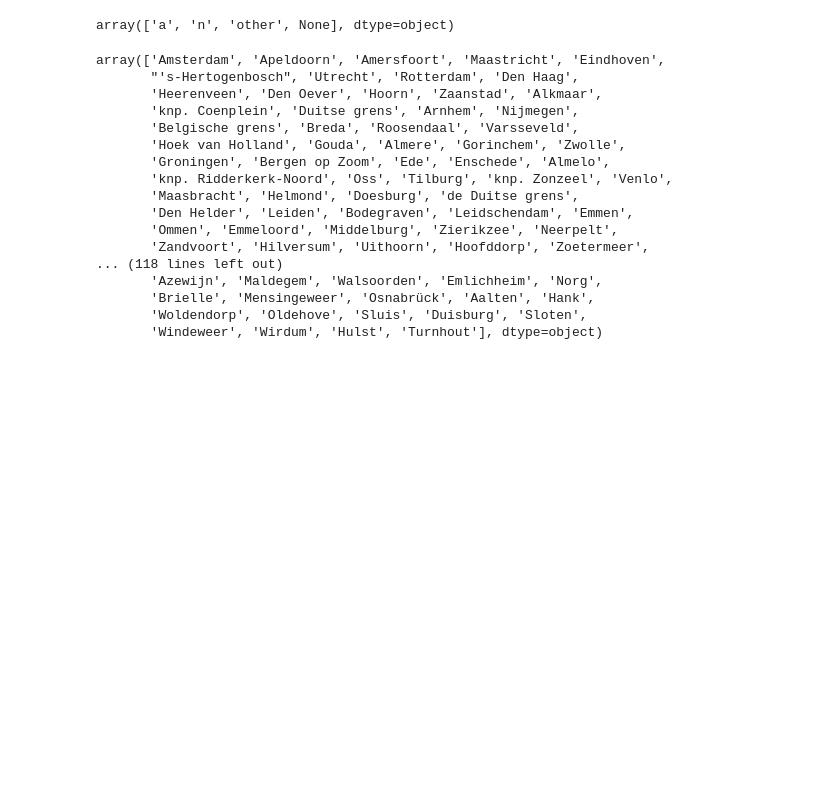
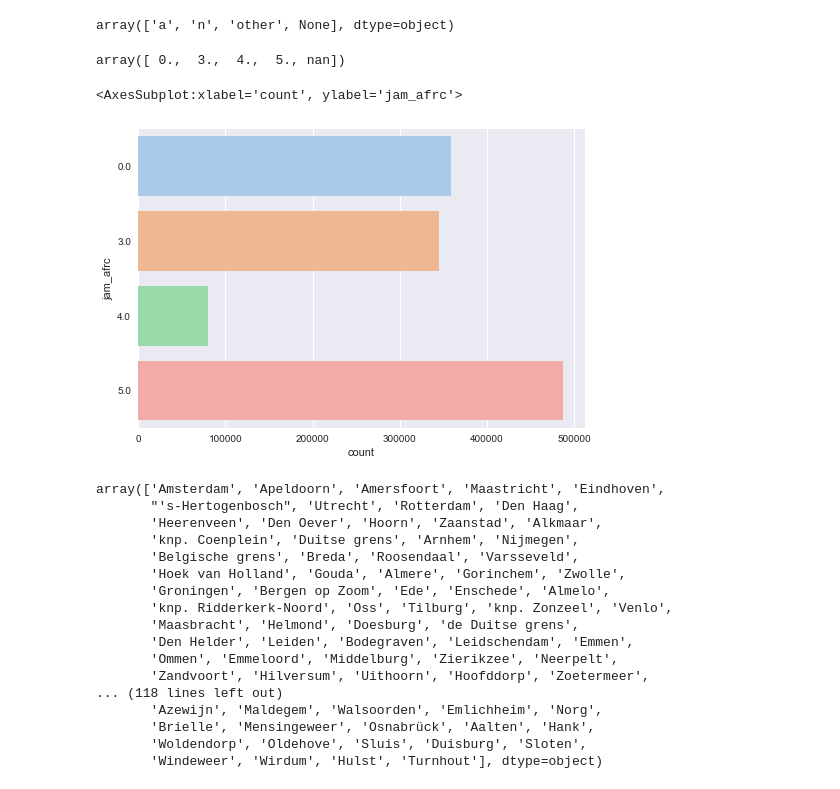
Before and after one commit to AviMegin/AI, a Jupyter notebook: Python/Parquet- project - explore trafficjams.ipynb, the cells around one changed output. Drawn from its saved outputs; the diff is of its cells as text; code cells hidden in the pictures; blank space fills up the shorter version.

```diff
--- a/Python/Parquet- project - explore trafficjams.ipynb
+++ b/Python/Parquet- project - explore trafficjams.ipynb
@@ -27,6 +37,16 @@ trafficjam
 trafficjam['type'].unique()
 # %% [output]
 array(['a', 'n', 'other', None], dtype=object)
+# %%
+trafficjam['jam_afrc'].unique()
+# %% [output]
+array([ 0.,  3.,  4.,  5., nan])
+# %%
+sns.countplot(y="jam_afrc", data=trafficjam,
+            palette="pastel")
+# %% [output]
+<AxesSubplot:xlabel='count', ylabel='jam_afrc'>
+[figure, added]
 # %%
 trafficjam['segmentstart'].unique()
 # %% [output]
```
Also changed, not shown: parts of 1 cell of this notebook.
